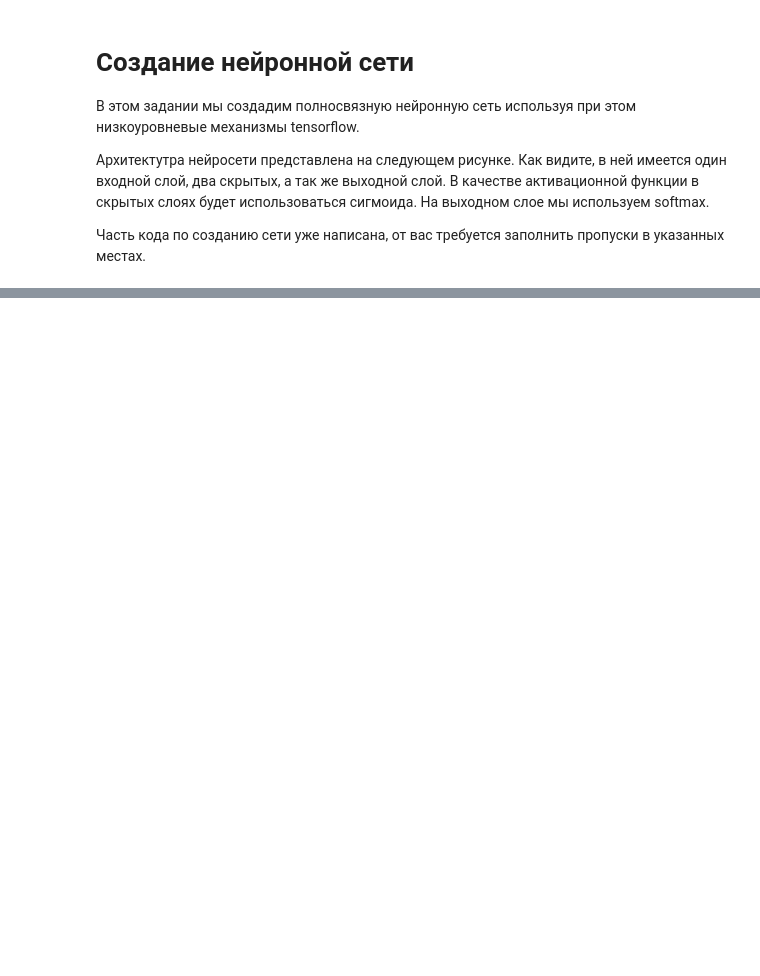
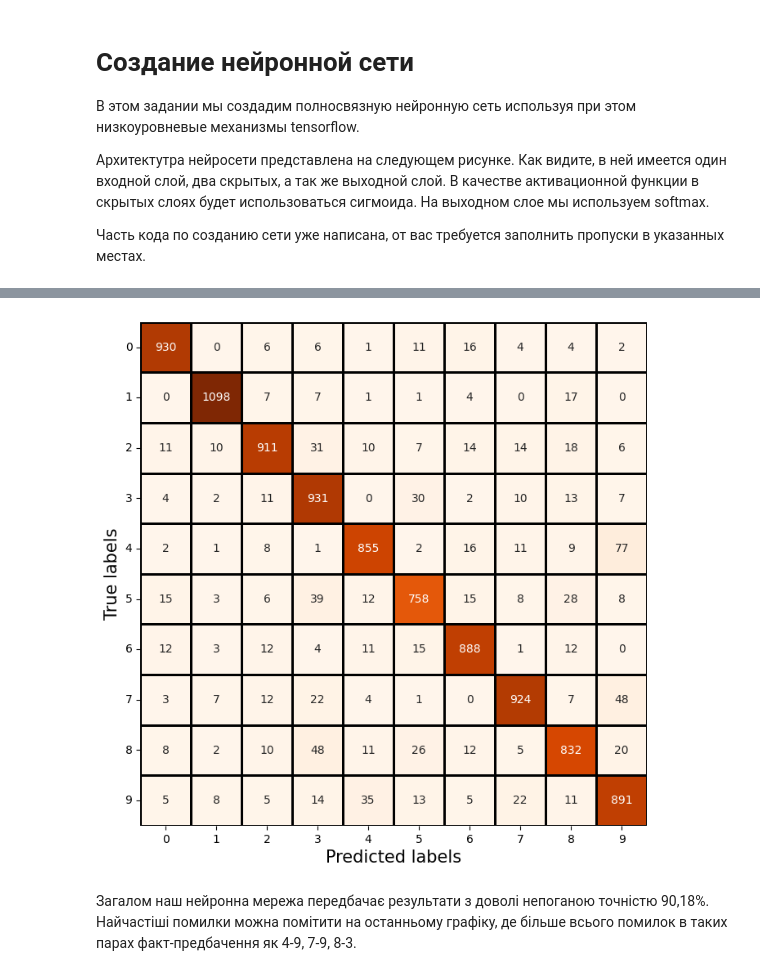
Before and after one commit to Mephod1y/DataScience, a Jupyter notebook: Hw8.ipynb, the cells around one changed output, grey strips where cells are left out. Drawn from its saved outputs; the diff is of its cells as text; code cells hidden in the pictures; blank space fills up the shorter version.

```diff
--- a/Hw8.ipynb
+++ b/Hw8.ipynb
@@ -200,0 +234,25 @@ Step 1900, Loss: 514.4003, Accuracy: 0.1016
+# %%
+images_count = 10000
+random_choice = random.sample(range(len(x_test)), images_count)
+test_images = x_test[random_choice]
+test_values = y_test[random_choice]
+
+predict = neural_net(test_images)
+predict_values = tf.argmax(predict, axis=1)
+
+unique_labels = np.unique(np.concatenate([test_values, predict_values]))
+
+cm = confusion_matrix(test_values, predict_values, labels=unique_labels)
+df_confusion_matrix = pd.DataFrame(cm, index=unique_labels, columns=unique_labels)
+
+plt.figure(figsize=(8, 8))
+sn.heatmap(df_confusion_matrix, fmt="d", annot=True, cbar=False, cmap="Oranges", linewidths=1, linecolor="black")
+plt.xlabel("Predicted labels", fontsize=15)
+plt.xticks(fontsize=10)
+plt.ylabel("True labels", fontsize=15)
+plt.yticks(fontsize=10, rotation=0)
+plt.show()
+# %% [output]
+[figure, added]
+# %% [markdown]
+Загалом наш нейронна мережа передбачає результати з доволі непоганою точністю 90,18%. Найчастіші помилки можна помітити на останньому графіку, де більше всього помилок в таких парах факт-предбачення як 4-9, 7-9, 8-3.
```
Also changed, not shown: parts of 7 cells of this notebook.
